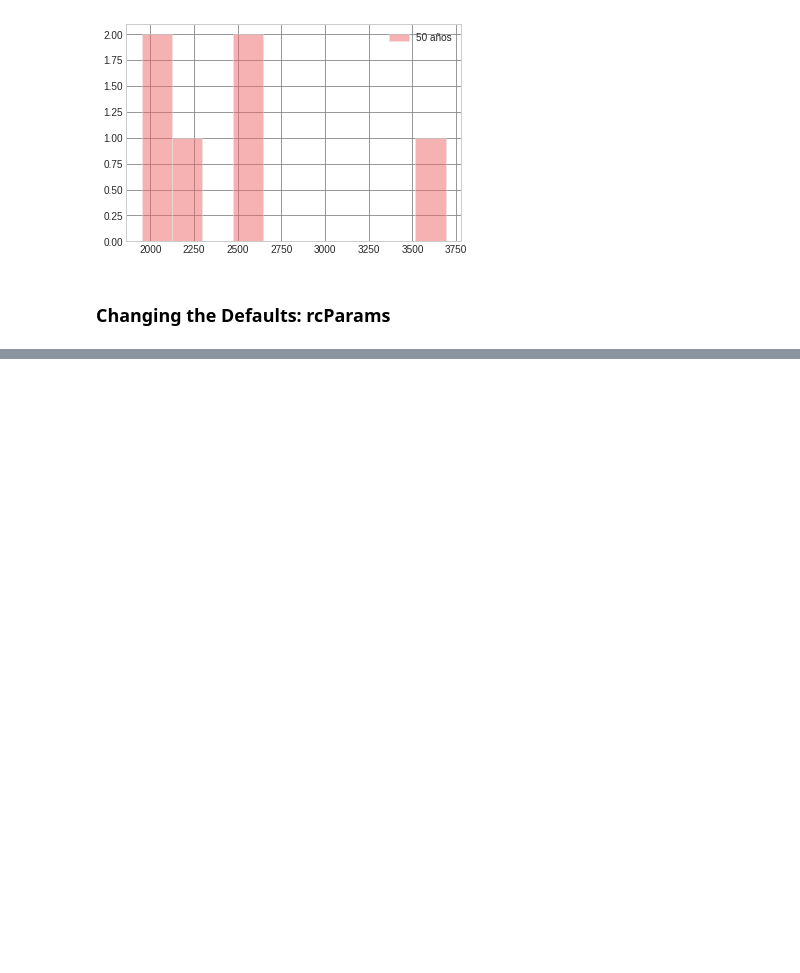
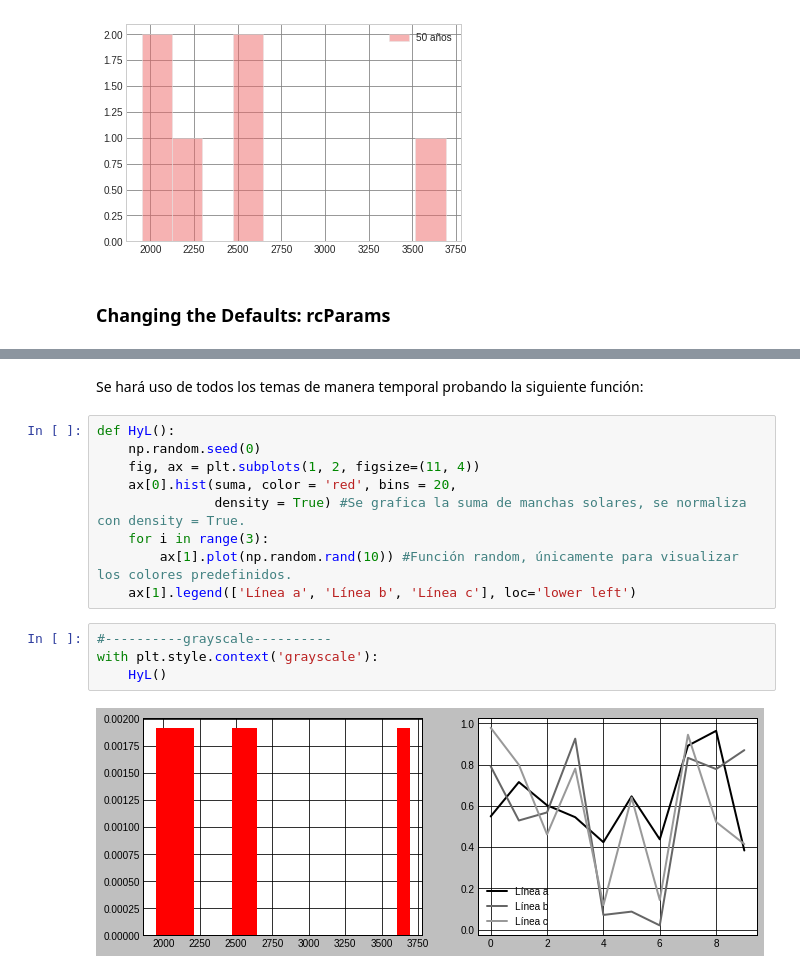
Before and after one commit to DCIDA2019/da2019-MIMIMUSTAINE, a Jupyter notebook: Semana3/Tarea/Tarea.ipynb, the cells around one changed output, grey strips where cells are left out. Saved outputs shown, nothing was run; the diff lists cells and outputs as text; blank space fills up the shorter version.

```diff
--- a/Semana3/Tarea/Tarea.ipynb
+++ b/Semana3/Tarea/Tarea.ipynb
@@ -629,0 +669,17 @@ ax.legend()
+# %% [markdown]
+Se hará uso de todos los temas de manera temporal probando la siguiente función:
+# %%
+def HyL():
+    np.random.seed(0)
+    fig, ax = plt.subplots(1, 2, figsize=(11, 4))
+    ax[0].hist(suma, color = 'red', bins = 20,
+               density = True) #Se grafica la suma de manchas solares, se normaliza con density = True.
+    for i in range(3):
+        ax[1].plot(np.random.rand(10)) #Función random, únicamente para visualizar los colores predefinidos.
+    ax[1].legend(['Línea a', 'Línea b', 'Línea c'], loc='lower left')
+# %%
+#----------grayscale----------
+with plt.style.context('grayscale'):
+    HyL()
+# %% [output]
+[figure, added]
```
Also changed, not shown: parts of 38 cells of this notebook.
